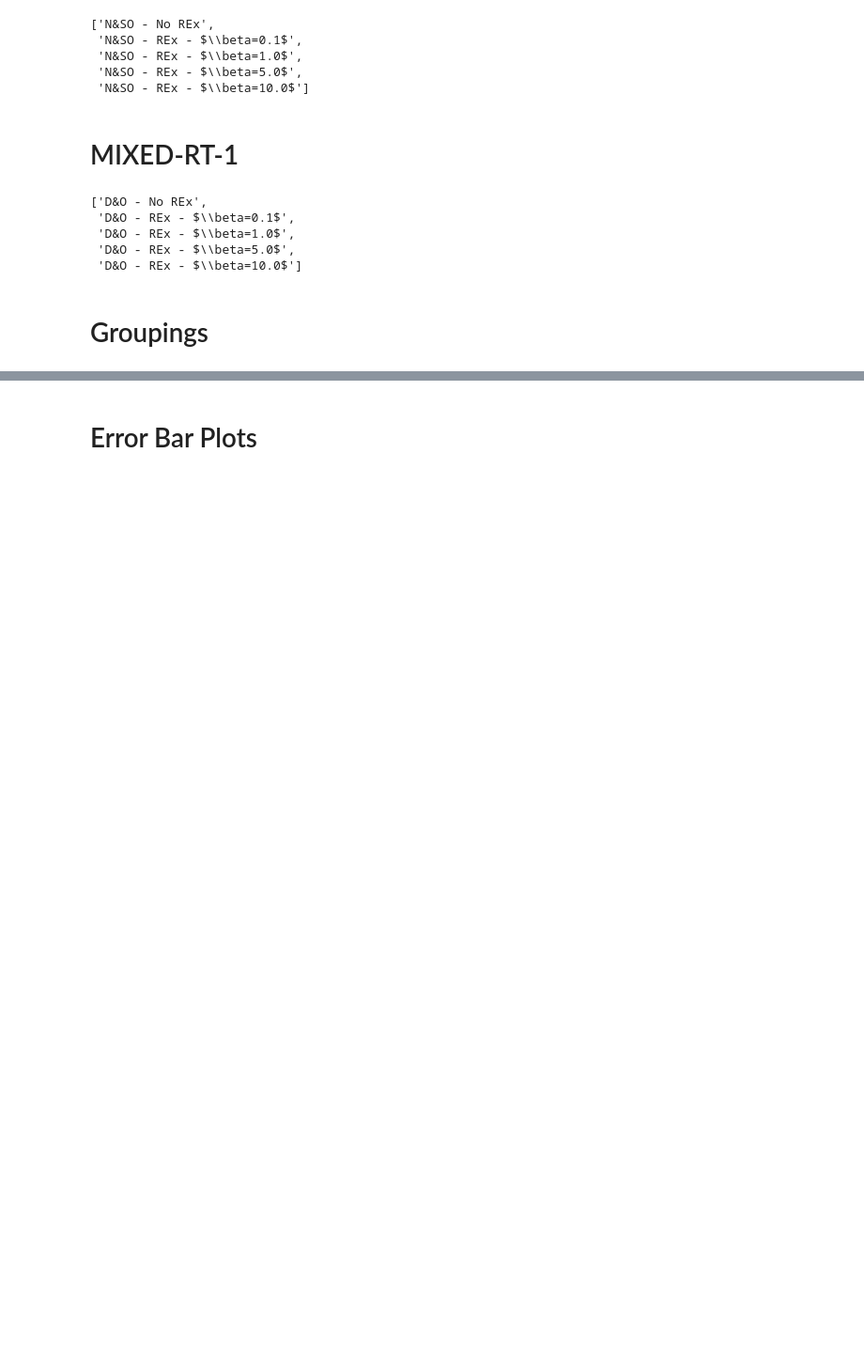
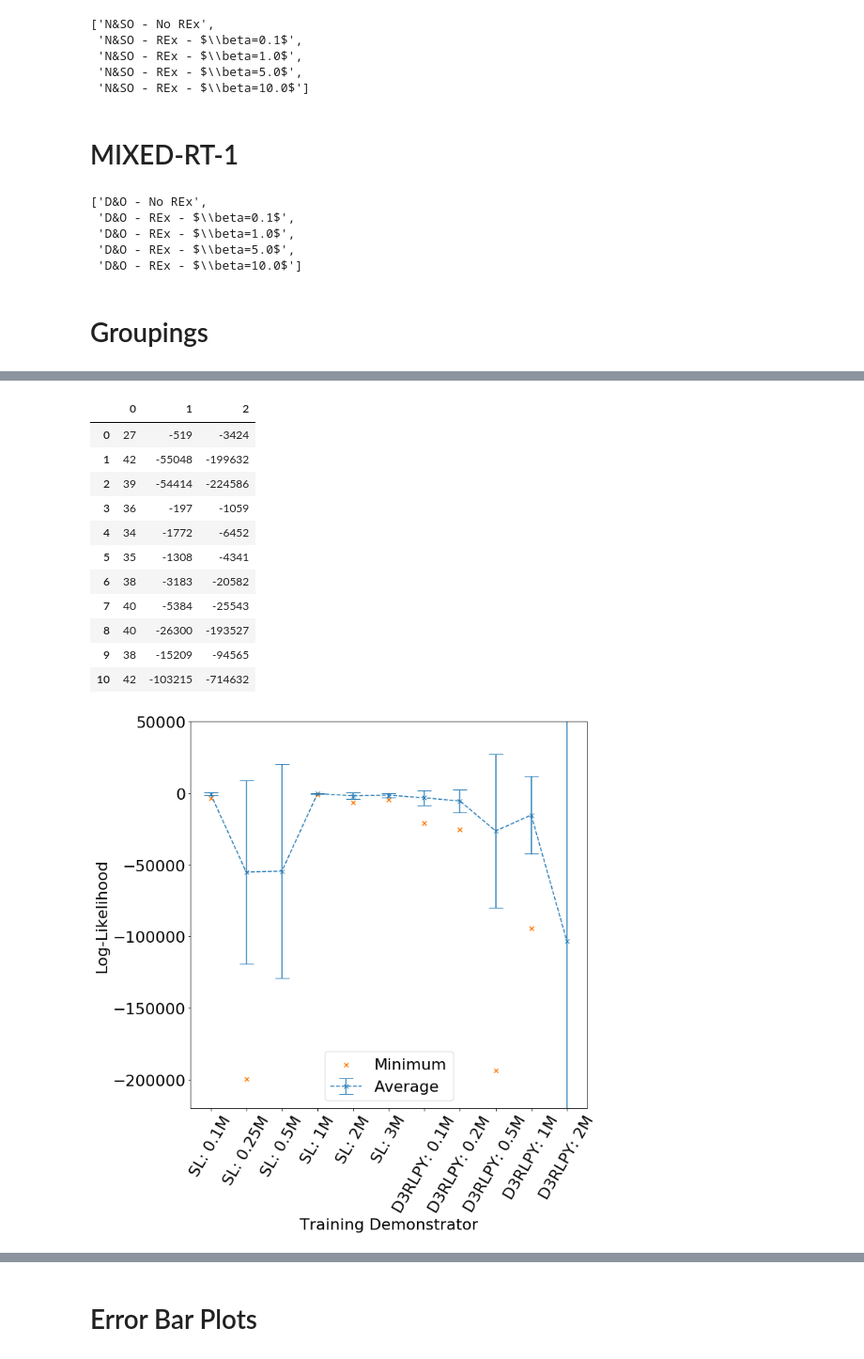
Before and after one commit to thatscotdatasci/mopo, a Jupyter notebook: jupyter/model_scoring_comparisons.ipynb, the cells around one changed output, grey strips where cells are left out. Shown at 94% size. Drawn from its saved outputs; the diff is of its cells as text; code cells hidden in the pictures; blank space fills up the shorter version.

```diff
--- a/jupyter/model_scoring_comparisons.ipynb
+++ b/jupyter/model_scoring_comparisons.ipynb
@@ -334,0 +591,42 @@ n_evaluation_datasets = len([item for sublist in [list(i) for i in evaluation_da
+# %%
+fig, ax = plt.subplots(1, 1, figsize=(10, 10))
+
+metric = 'log_prob'
+
+train_ll_avgs = []
+train_ll_stds = []
+
+test_ll_avgs = []
+test_ll_stds = []
+test_ll_mins = []
+for train_ds_label, train_eval_ds, train_res_df in zip(initial_experiment_labels, initial_experiment_training_eval_ds, initial_experiment_score_avg_dfs):
+    train_ll_avgs.append(train_res_df.loc[train_res_df['evaluation_dataset'] == train_eval_ds, metric].mean())
+    train_ll_stds.append(train_res_df.loc[train_res_df['evaluation_dataset'] == train_eval_ds, metric].std(ddof=0))
+
+    test_ll_avgs.append(train_res_df.loc[train_res_df['evaluation_dataset'] != train_eval_ds, metric].mean())
+    test_ll_stds.append(train_res_df.loc[train_res_df['evaluation_dataset'] != train_eval_ds, metric].std(ddof=0))
+    test_ll_mins.append(train_res_df.loc[train_res_df['evaluation_dataset'] != train_eval_ds, metric].min())
+
+ax.errorbar(initial_experiment_labels, test_ll_avgs, test_ll_stds, color=cols[0], ls='--', marker='x', capsize=10, label='Average')
+ax.scatter(initial_experiment_labels, test_ll_mins, marker='x', color=cols[1], label='Minimum')
+ax.set_xticklabels(initial_experiment_labels, rotation=60)
+ax.set_xlabel('Training Demonstrator')
+ax.set_ylabel('Log-Likelihood')
+ax.set_ylim(-220000, 50000)
+plt.legend()
+fig.savefig(os.path.join(FIG_DIR, 'ch4', 'individual_demonstrator_log_likelihood_avgs.png'), pad_inches=0.2, bbox_inches='tight')
+pd.DataFrame([train_ll_avgs, test_ll_avgs, test_ll_mins]).T.astype(int)
+# %% [output]
+|  | 0 | 1 | 2 |
+| 0 | 27 | -519 | -3424 |
+| 1 | 42 | -55048 | -199632 |
+| 2 | 39 | -54414 | -224586 |
+| 3 | 36 | -197 | -1059 |
+| 4 | 34 | -1772 | -6452 |
+| 5 | 35 | -1308 | -4341 |
+| 6 | 38 | -3183 | -20582 |
+| 7 | 40 | -5384 | -25543 |
+| 8 | 40 | -26300 | -193527 |
+| 9 | 38 | -15209 | -94565 |
+| 10 | 42 | -103215 | -714632 |
+[figure, added]
```
Also changed, not shown: parts of 33 cells of this notebook, 9 other files.
